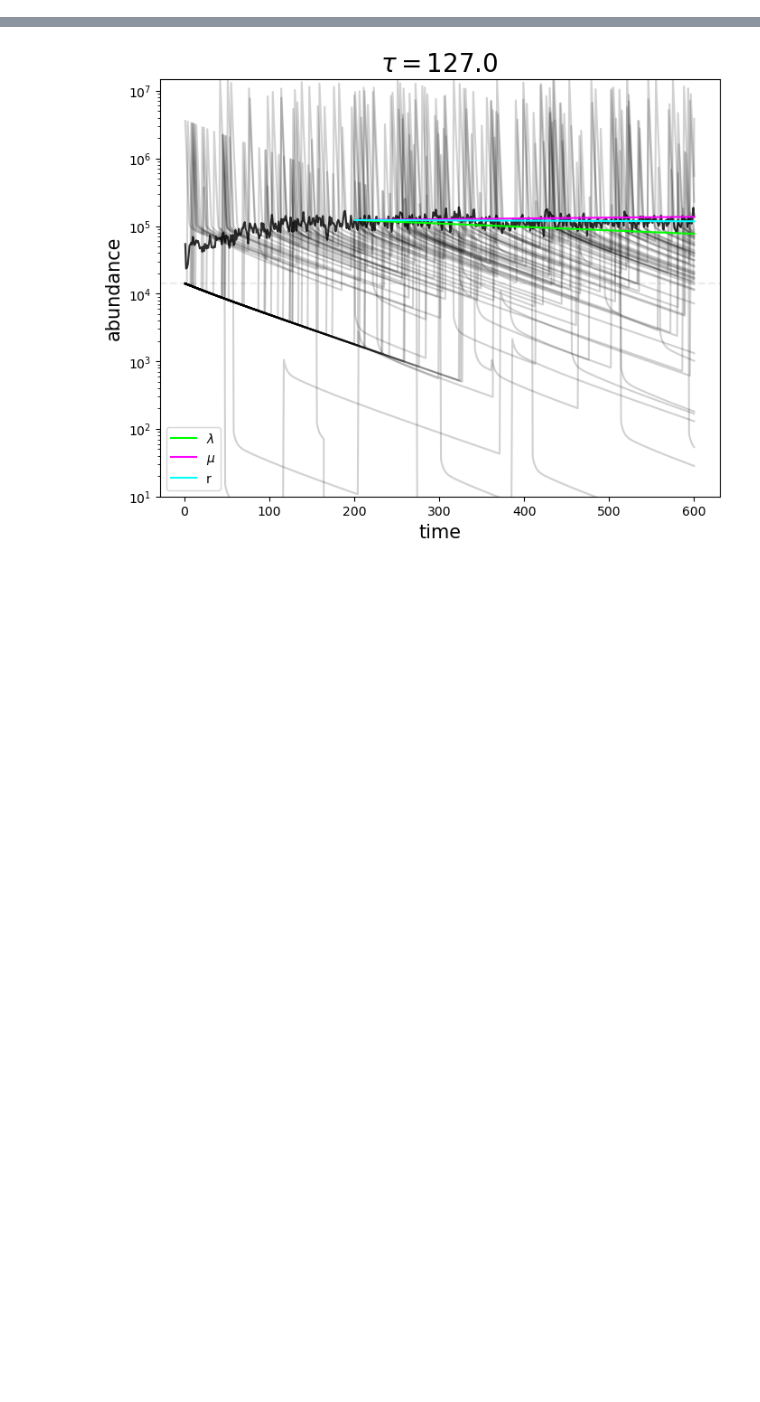
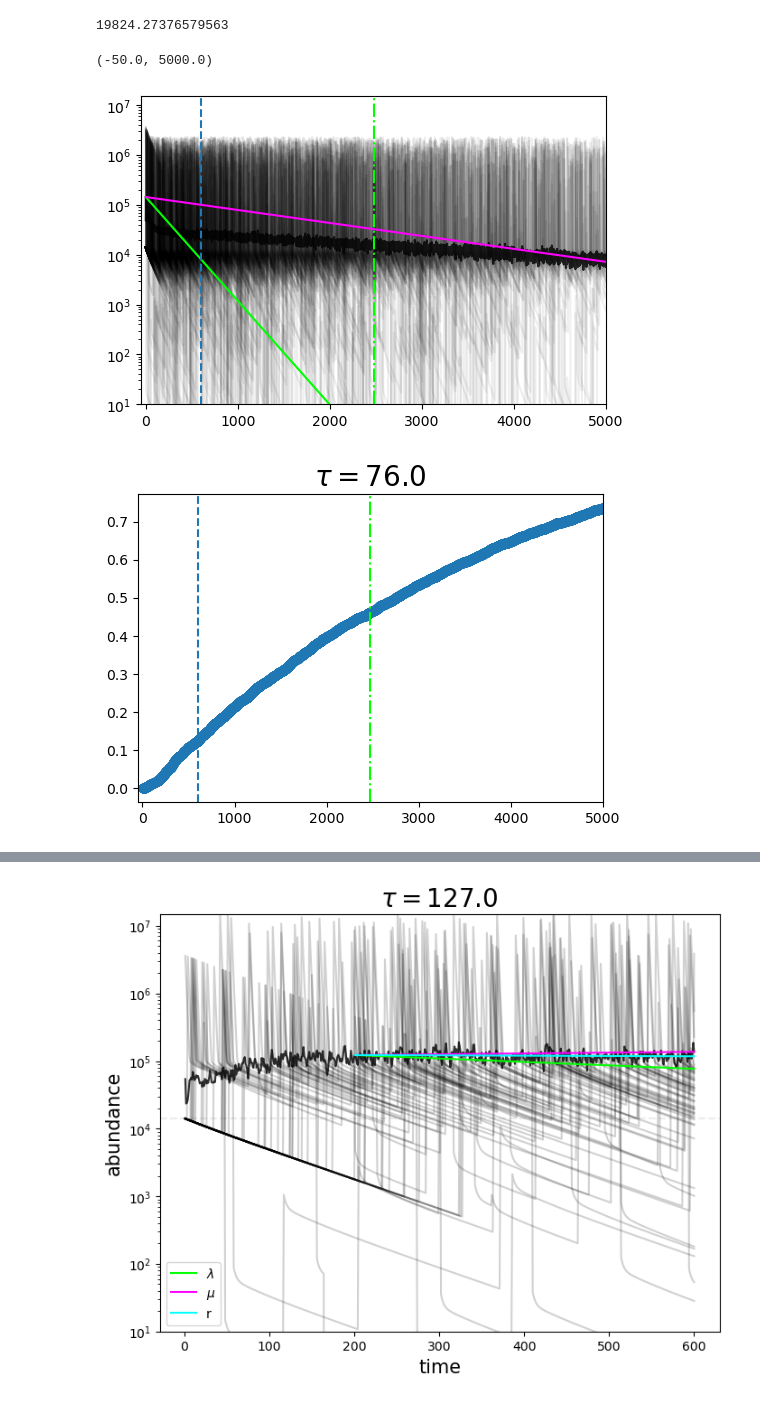
Before and after one commit to patricklawton/TecateCypress, a Jupyter notebook: sensitivity/viz.ipynb, the cells around one changed output, grey strips where cells are left out. Saved outputs shown, nothing was run; the diff lists cells and outputs as text; code cells hidden in the pictures; blank space fills up the shorter version.

```diff
--- a/sensitivity/viz.ipynb
+++ b/sensitivity/viz.ipynb
@@ -24,3 +24,10 @@ from scipy.optimize import minimize
 
 project = sg.get_project()
 # schema = project.detect_schema(); schema
+# %%
+jobs = project.find_jobs({'Aeff': 1.0, 'method': 'nint'})
+job = project.get_job('workspace/a066a04d26bc802ca30a20ad67c57cf4')
+
+sd_fn = project.fn('shared_data.h5')
+with sg.H5Store(sd_fn).open(mode='r') as sd:
+    b_vec = np.array(sd['b_vec'])
@@ -26,0 +106,66 @@ project = sg.get_project()
+# %%
+# Use test trajectory
+b = 84
+N_tot = np.load("nint_data/N_tot.npy")
+census_t = np.load("nint_data/census_t.npy")
+tau = np.round(b*gamma(1+1/1.42), 0)
+
+fig, ax = plt.subplots(figsize=(6,4))
+thinning = 25
+# ax.plot(census_t, N_tot[21], c='red')
+for rep in range(N_tot.shape[0])[::thinning]:
+    # Plot (thinned) replicas on top of each other
+    ax.plot(census_t, N_tot[rep], alpha=min([thinning/400,1]), c='k')
+# Plot average abundance
+N_tot_mean = N_tot.mean(axis=0)
+ax.plot(census_t, N_tot_mean, c='k', alpha=0.8)
+# Get slices of data post burn in
+burn_in_end_i = 0
+t_post = census_t[burn_in_end_i:]
+t_new = np.arange(len(t_post))
+N_mean_post = N_tot_mean[burn_in_end_i:]
+with job.data as data:
+    fractional_change = data['fractional_change'][f'{b}']
+    mu_s = data['mu_s'][f'{b}']
+    lambda_s = data['lambda_s'][f'{b}']
+# Convert r
+r_converted = (fractional_change*N_mean_post[0])/(400)
+# Plot lambda_s line
+# ax.plot(t_post, N_mean_post[0] * np.power(lambda_s, t_new), c='lime', label=r'$\lambda$', ls='--')
+# # Plot mu_s line
+# ax.plot(t_post, N_mean_post[0] * np.power(mu_s, t_new), c='magenta', label='$\mu$')
+# Plot r line
+# r_line = N_mean_post[0] + r_converted*t_new
+# ax.plot(t_post, r_line, c='cyan', label='r')
+
+# Recompute and plot lambda_s
+lambda_s, lam_s_all, N_i = recompute_lambda(b, burn_in_end_i, census_t, N_tot)
+ax.plot(t_post, N_mean_post[0] * np.power(lambda_s, t_new), c='lime', label=r'$\lambda$')
+'''Should I set the 'extinct' abundance to lt 1? can't be zero...'''
+Te_lambda = np.log(1/N_mean_post[0])/np.log(lambda_s)
+ax.axvline(Te_lambda, ls='dashdot', c='lime')
+ax.set_yscale('log')
+ax.set_ylim(1e1, 1.5e7)
+# ax.set_ylim(0, 1)
+ax.axvline(600, ls='--')
+ax.set_xlim(-50, max(census_t))
+
+# Recompute and plot mu_s
+mu_s = recompute_mu(b, burn_in_end_i, census_t, N_tot_mean)
+ax.plot(t_post, N_mean_post[0] * np.power(mu_s, t_new), c='magenta', label='$\mu$')
+Te_mu = np.log(1/N_mean_post[0])/np.log(mu_s)
+print(Te_mu)
+ax.axvline(Te_mu, ls='dashdot', c='magenta')
+
+frac_extirpated = np.array([sum(N_tot[:,t_i]==0)/N_tot.shape[0] for t_i in range(len(census_t))])
+fig, ax = plt.subplots(figsize=(6,4))
+ax.scatter(census_t, frac_extirpated)
+ax.set_title(rf"$\tau={tau}$", fontsize=20)
+ax.axvline(600, ls='--')
+ax.axvline(Te_lambda, ls='dashdot', c='lime')
+ax.set_xlim(-50, max(census_t))
+# %% [output]
+19824.27376579563
+(-50.0, 5000.0)
+[figure, added]
+[figure, added]
```
Also changed, not shown: parts of 18 cells of this notebook, 11 other files.
